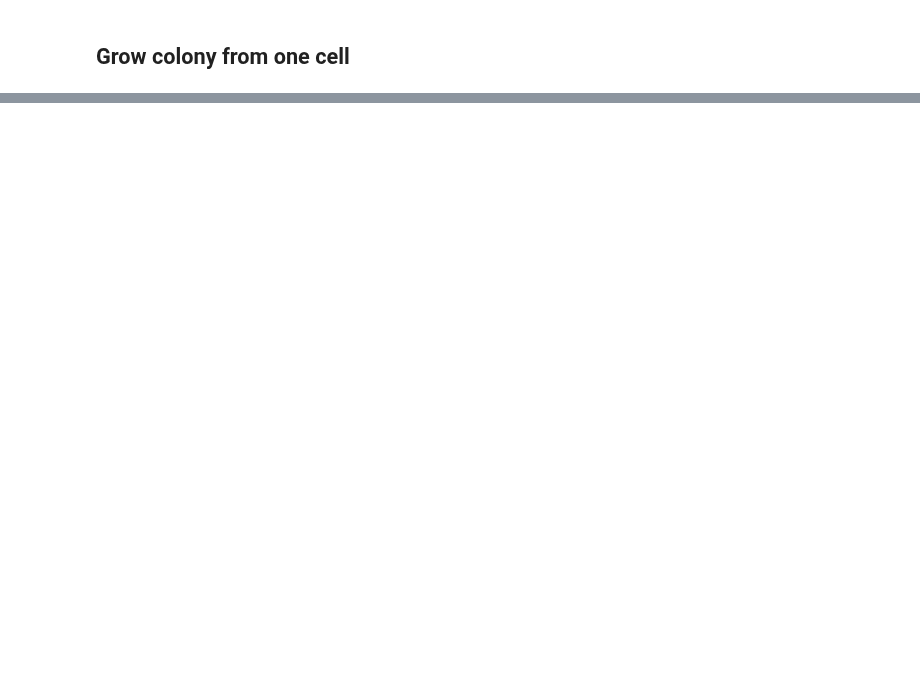
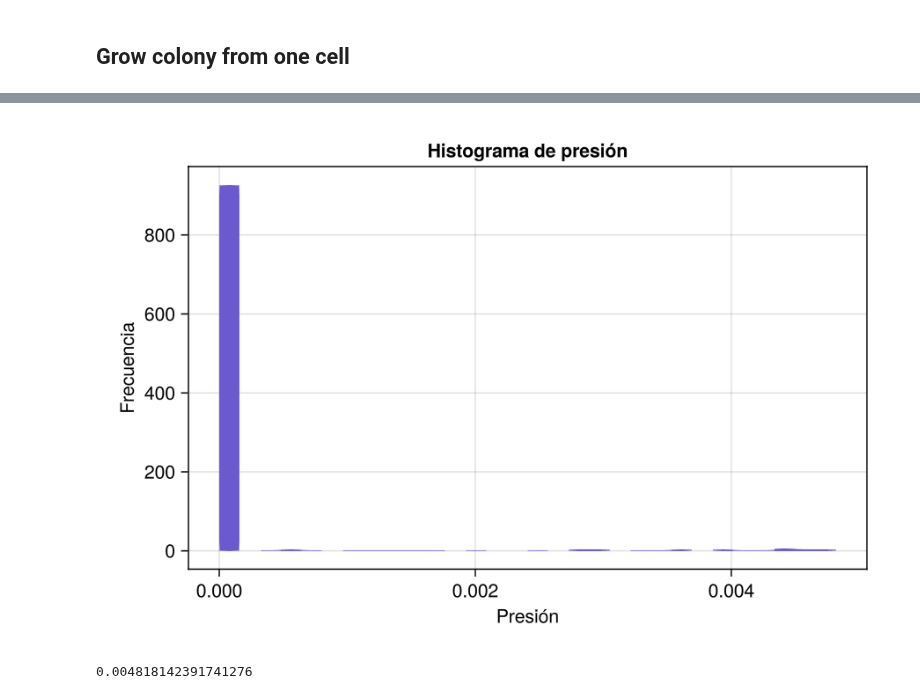
Before and after one commit to dsb-lab/CellBasedModels.jl, a Jupyter notebook: proves/Bacteries.ipynb, the cells around one changed output, grey strips where cells are left out. Cells and saved outputs as stored; diff of their text form; code cells hidden in the pictures; blank space fills up the shorter version.

```diff
--- a/proves/Bacteries.ipynb
+++ b/proves/Bacteries.ipynb
@@ -78,7 +82,8 @@ rod2D = ABM(2,
             :fx=>Float64,
             :fy=>Float64,
             :W=>Float64,
-            :pressure=>Float64
+            :pressure=>Float64,
+            :type=>Int,
         ),    #Local Interaction Parameters
 
     model = Dict(
@@ -289,11 +296,13 @@ rods2dGrowth = ABM(2,
                 :σ=>Float64
             ),
 
+
     agentODE = quote
-        if type==0
+        if type == 0
             dt(l) = growth/(1+α*pressure) #linear growth with growth dependent on the pressure over the cell
             dt(p) = σ*pressure^2/(pressure^2+α^2)
         end
+
     end,
 
     agentRule = quote #Bound cells
@@ -322,14 +331,16 @@ rods2dGrowth = ABM(2,
             #Remove the old cell
             @removeAgent()
         end
-        if p > pTarget &&  com.N < 500
+        if p > pTarget
             ww = 0 #To add some random torque at division time
             p=0
             #Add a new cell
-            aux=rand([-1, 1])
+            aux=CBMDistributions.rand_pm()
             @addAgent(
-                    x=((l+d)*(rand()-1/2)+aux*d/2)*cos(theta)+x,
-                    y=((l+d)*(rand()-1/2)-aux*d/2)*sin(theta)+y,
+                    # x=((l+d)*(rand()-1/2)+aux*d/2)*cos(theta)+x,
+                    # y=((l+d)*(rand()-1/2)-aux*d/2)*sin(theta)+y,
+                    x=(CBMDistributions.uniform(-1,1)*(l+d)/2+aux*d/2)*cos(theta)+x,
+                    y=(CBMDistributions.uniform(-1,1)*(l+d)/2-aux*d/2)*sin(theta)+y,
                     l=0,
                     d=0.5,
                     ω = ww,
@@ -511,0 +416,13 @@ UndefVarError: UndefVarError: evolve! not defined
+# %%
+# Elegimos un frame, por ejemplo el último
+p = com[end][:p]
+
+# Creamos la figura y el eje
+fig = Figure(resolution = (600, 400))
+ax = Axis(fig[1, 1]; xlabel = "Presión", ylabel = "Frecuencia", title = "Histograma de presión")
+
+# Dibujamos el histograma
+hist!(ax, p; bins = 30, color = :slateblue)
+
+fig  # Esto muestra la figura en una ventana interactiva
+# %% [output]
@@ -511,0 +431,5 @@ UndefVarError: UndefVarError: evolve! not defined
+[figure, added]
+# %%
+maximum(com.p)
+# %% [output]
+0.004818142391741276
```
Also changed, not shown: parts of 18 cells of this notebook, 4 other files.
